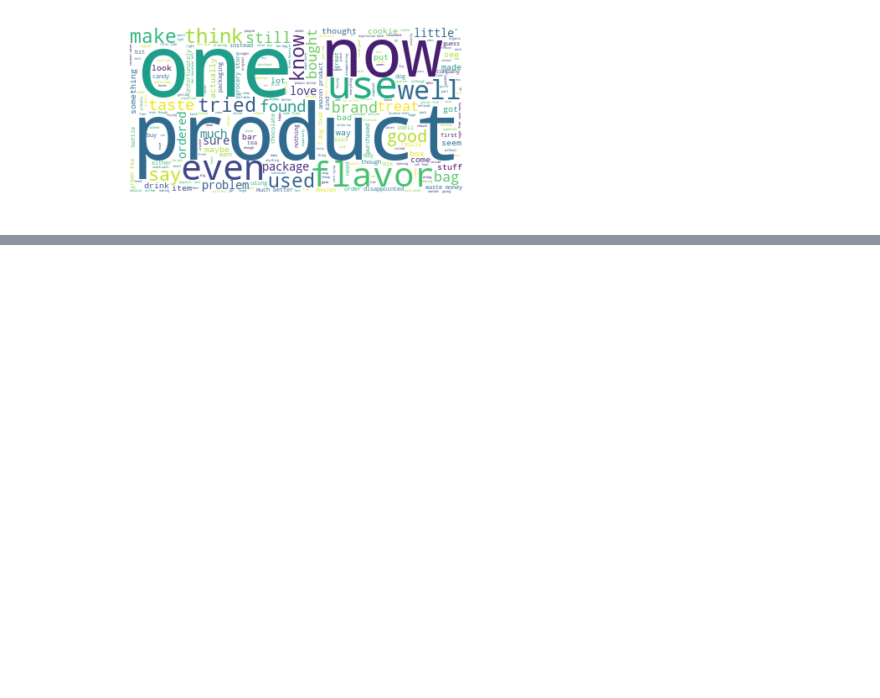
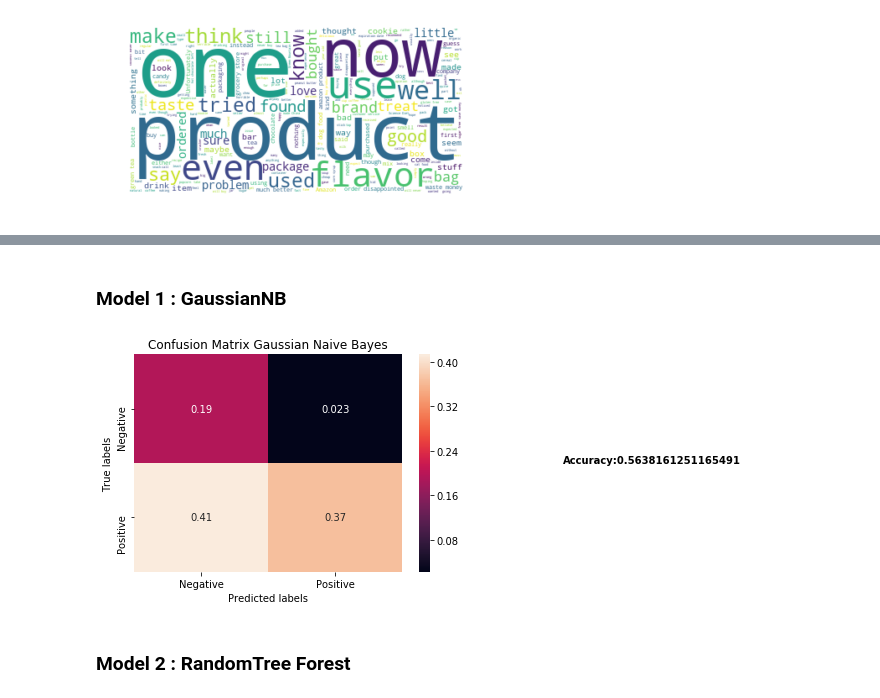
Before and after one commit to patriciaroze/PCBS-Sentiment_Analysis, a Jupyter notebook: Sentiment_Analysis.ipynb, the cells around one changed output, grey strips where cells are left out. Saved outputs shown, nothing was run; the diff lists cells and outputs as text; code cells hidden in the pictures; blank space fills up the shorter version.

```diff
--- a/Sentiment_Analysis.ipynb
+++ b/Sentiment_Analysis.ipynb
@@ -167,0 +288,49 @@ wordcloud(file, score_max = 2)
+# %%
+#Split dataset in a training set and a testing set
+def split_dataset(features, labels, rndm_state = 42) :
+    """This function splits the dataset into a train and a test dataset.
+    It takes as argument the complete set of features (array) and labels (array) of the dataset, and a seed, and returns :
+    X_train : train features - np array object
+    X_test : test features - np array object
+    y_train : train labels - np array object
+    y_test : test labels - np array object"""
+
+    X_train, X_test, y_train, y_test = model_selection.train_test_split(features, labels, test_size=0.2, random_state=rndm_state)
+    return X_train, X_test, y_train, y_test
+# %%
+X_train, X_test, y_train, y_test = split_dataset(features, file2['label'].values)
+# %%
+#Plot the confusion matrix
+def plot_conf_matrix(y_test, y_pred, model = ' ' ):
+    """This function plots the confusion matrix from true labels and predicted labels.
+    It takes as argument the arrays of predicted labels (y_pred) and true labels (y_test).
+    And returns a seaborn plot of the confusion matrix."""
+    cm = metrics.confusion_matrix(y_test, y_pred, labels = [0, 1])/len(y_pred)
+    ax= plt.subplot()
+    sns.heatmap(cm, annot=True, ax = ax) #annot=True to annotate cells
+
+    # labels, title and ticks
+    ax.set_xlabel('Predicted labels');ax.set_ylabel('True labels')
+    ax.set_title('Confusion Matrix {}'.format(model))
+    ax.xaxis.set_ticklabels(['Negative', 'Positive'])
+    ax.yaxis.set_ticklabels(['Negative', 'Positive'])
+    ax.text(3+0.2, 1, "Accuracy:{}".format(metrics.accuracy_score(y_test, y_pred)), horizontalalignment='left', size='medium', color='black', weight='semibold')
+# %% [markdown]
+### Model 1 : GaussianNB
+# %%
+#Train and test the Gaussian models
+def Gaussian_NaiveB(X_train, y_train, X_test):
+    """This function fits, train and runs the Gaussian Naive Bayes on the test set.
+    It takes as argument arrays objects of the train feeatures and labels, and the test features.
+    It returns an array object of the predicted labels, y_pred."""
+    model = naive_bayes.GaussianNB()
+    model.fit(X_train,y_train)
+    y_pred = model.predict(X_test)
+    return y_pred
+# %%
+y_pred = Gaussian_NaiveB(X_train, y_train, X_test)
+plot_conf_matrix(y_test, y_pred, model ='Gaussian Naive Bayes')
+# %% [output]
+[figure, added]
+# %% [markdown]
+### Model 2 : RandomTree Forest
```
Also changed, not shown: parts of 34 cells of this notebook, 1 other file.
